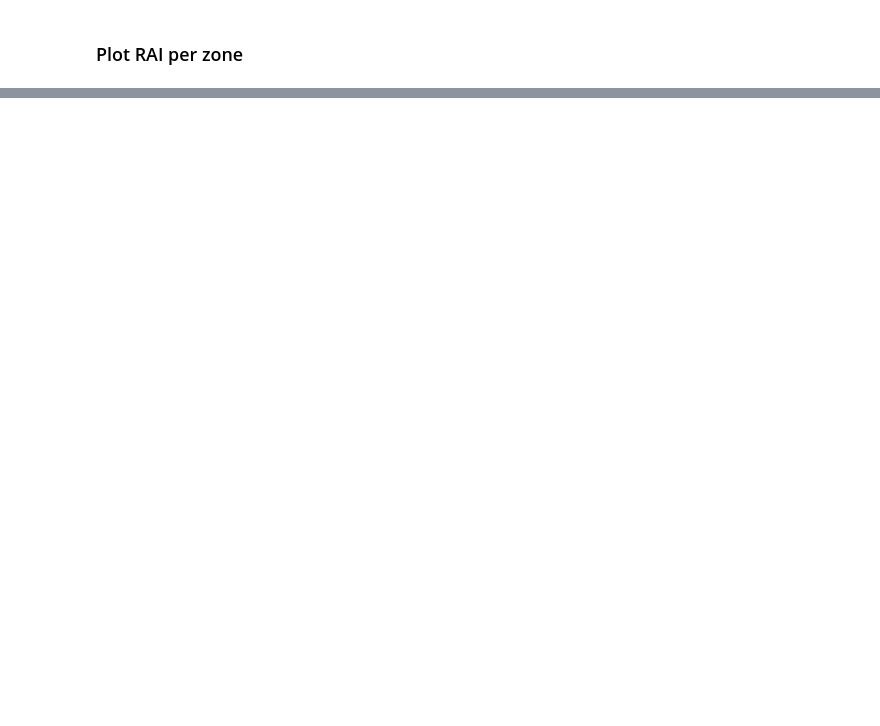
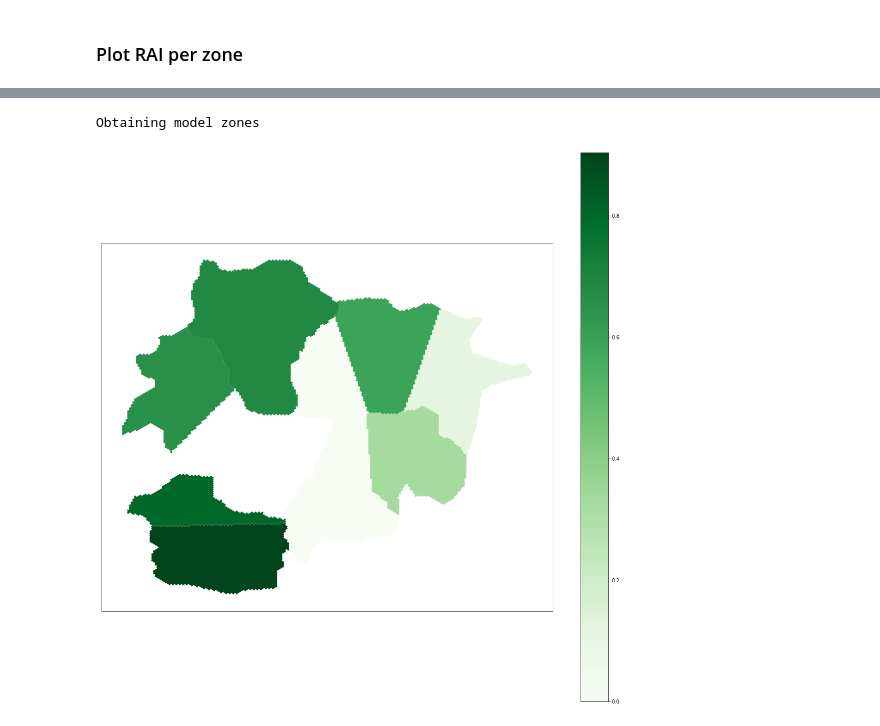
Before and after one commit to pedrocamargo/road_analytics, a Jupyter notebook: notebooks/Rural_Access_Index.ipynb, the cells around one changed output, grey strips where cells are left out. Cells and saved outputs as stored; diff of their text form; code cells hidden in the pictures; blank space fills up the shorter version.

```diff
--- a/notebooks/Rural_Access_Index.ipynb
+++ b/notebooks/Rural_Access_Index.ipynb
@@ -65,0 +76,5 @@ plot_rai_per_zone(project, rural_pop)
+# %%
+plot_rai(rai_data, project, division_type='zone')
+# %% [output]
+Obtaining model zones
+[figure, added]
```
Also changed, not shown: parts of 15 cells of this notebook, 27 other files.
